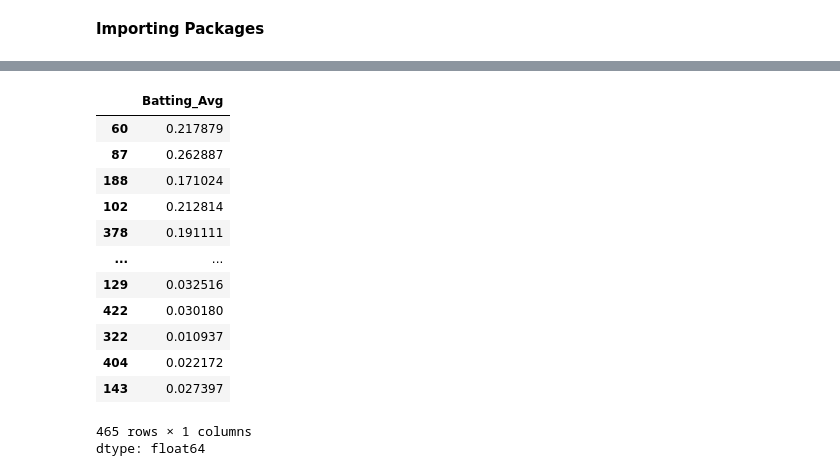
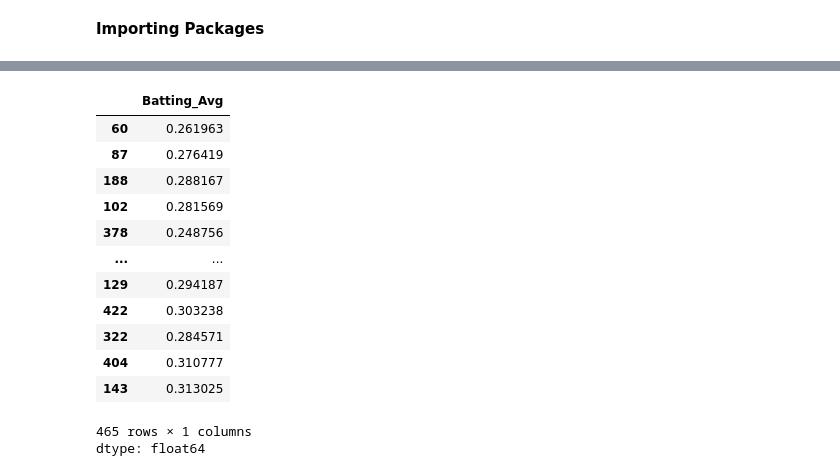
Before and after one commit to A-Peoples/DSRP_Project, a Jupyter notebook: Data_Science_Project_2025.ipynb, the cells around one changed output, grey strips where cells are left out. Saved outputs shown, nothing was run; the diff lists cells and outputs as text; code cells hidden in the pictures.

```diff
--- a/Data_Science_Project_2025.ipynb
+++ b/Data_Science_Project_2025.ipynb
@@ -54,23 +64,23 @@ Text(0.5, 1.0, 'Amount of Hits for Games')
 # %%
 strike_df  = df.sort_values(by="Strikeouts", ascending=False)
 
 strikes_df = strike_df[['PLAYER', 'Strikeouts', 'At_Bat', 'Bases_Stolen']]
 
-strike_df['Batting_Avg'] = strike_df['Home_Runs'] / strike_df['Hits']
+strike_df['Batting_Avg'] = (strike_df['Hits'] / strike_df['At_Bat'])
 
 strike_df['Batting_Avg']
 # %% [output]
 |  | Batting_Avg |
-| 60 | 0.217879 |
-| 87 | 0.262887 |
-| 188 | 0.171024 |
-| 102 | 0.212814 |
-| 378 | 0.191111 |
+| 60 | 0.261963 |
+| 87 | 0.276419 |
+| 188 | 0.288167 |
+| 102 | 0.281569 |
+| 378 | 0.248756 |
 | ... | ... |
-| 129 | 0.032516 |
-| 422 | 0.030180 |
-| 322 | 0.010937 |
-| 404 | 0.022172 |
-| 143 | 0.027397 |
+| 129 | 0.294187 |
+| 422 | 0.303238 |
+| 322 | 0.284571 |
+| 404 | 0.310777 |
+| 143 | 0.313025 |
 465 rows × 1 columns
 dtype: float64
```
Also changed, not shown: parts of 4 cells of this notebook.
